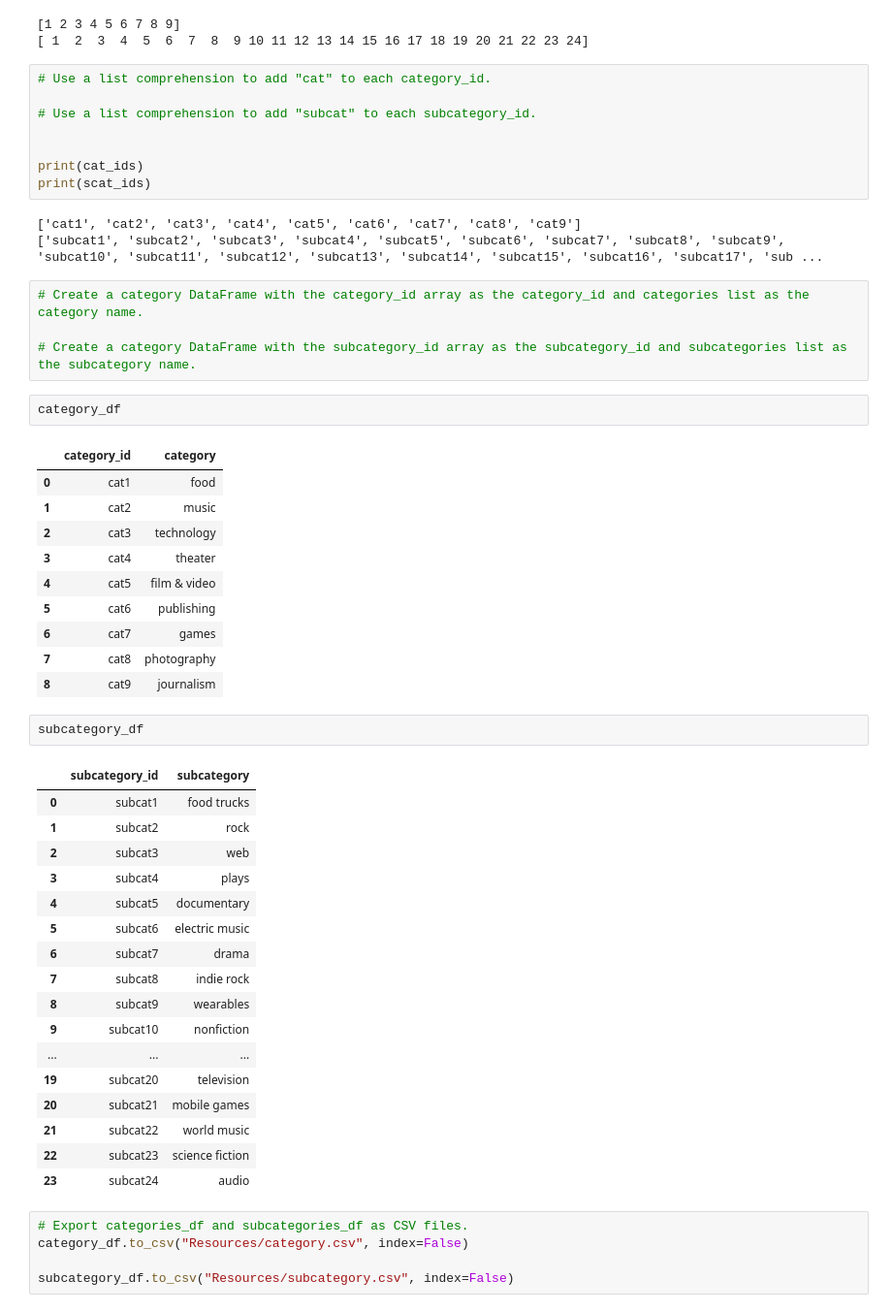
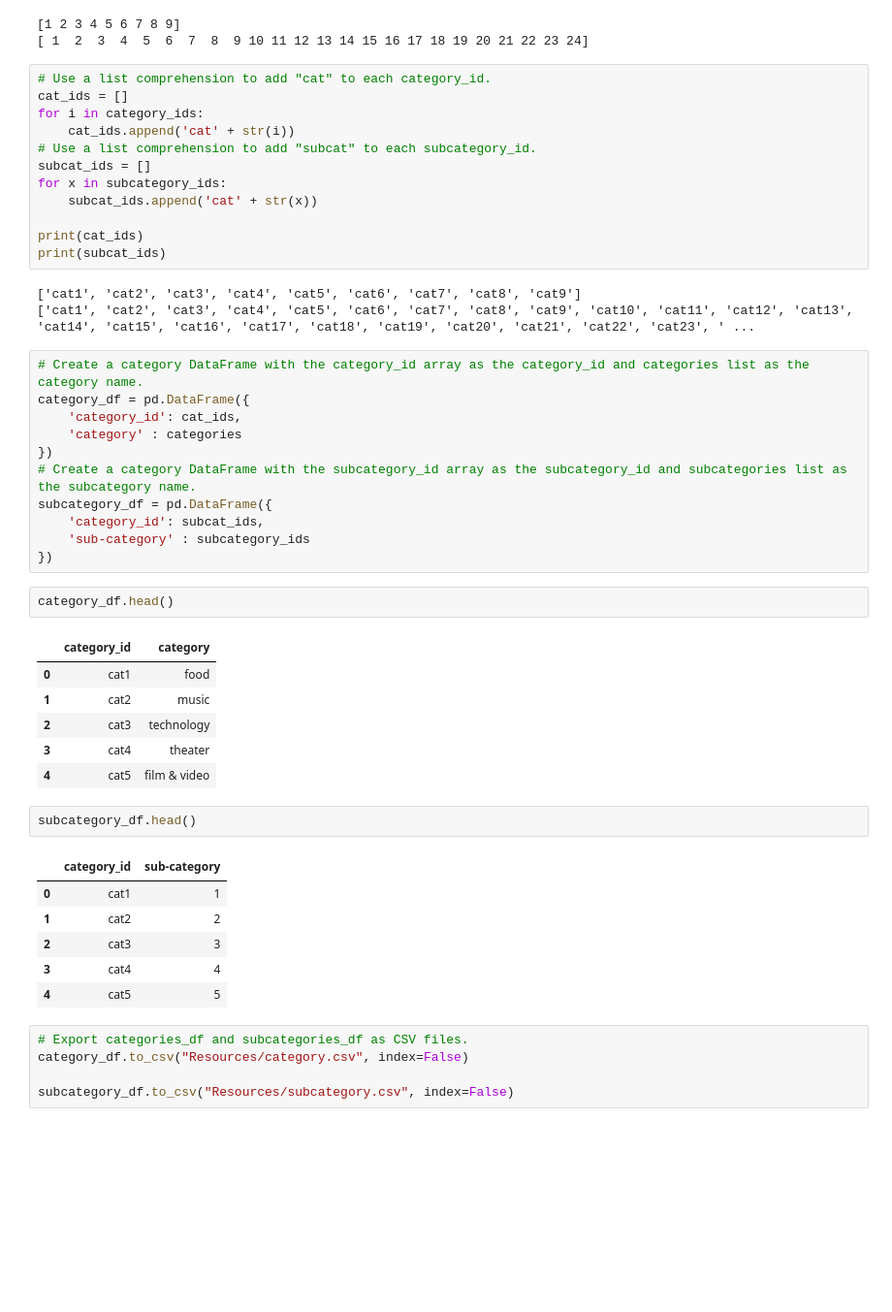
Before and after one commit to kottonxie/project2_etl, a Jupyter notebook: ETL_Mini_Project_Starter_Code.ipynb, the cells around one changed output. Shown: that part at 97% size. Cells and saved outputs as stored; diff of their text form; blank space fills up the shorter version.

Commit message:
made category and sub dfs

```diff
--- a/ETL_Mini_Project_Starter_Code.ipynb
+++ b/ETL_Mini_Project_Starter_Code.ipynb
@@ -139,21 +139,32 @@ print(subcategory_ids)
 [ 1  2  3  4  5  6  7  8  9 10 11 12 13 14 15 16 17 18 19 20 21 22 23 24]
 # %%
 # Use a list comprehension to add "cat" to each category_id.
-
+cat_ids = []
+for i in category_ids:
+    cat_ids.append('cat' + str(i))
 # Use a list comprehension to add "subcat" to each subcategory_id.
-
+subcat_ids = []
+for x in subcategory_ids:
+    subcat_ids.append('cat' + str(x))
 
 print(cat_ids)
-print(scat_ids)
+print(subcat_ids)
 # %% [output]
 ['cat1', 'cat2', 'cat3', 'cat4', 'cat5', 'cat6', 'cat7', 'cat8', 'cat9']
-['subcat1', 'subcat2', 'subcat3', 'subcat4', 'subcat5', 'subcat6', 'subcat7', 'subcat8', 'subcat9', 'subcat10', 'subcat11', 'subcat12', 'subcat13', 'subcat14', 'subcat15', 'subcat16', 'subcat17', 'sub ...
+['cat1', 'cat2', 'cat3', 'cat4', 'cat5', 'cat6', 'cat7', 'cat8', 'cat9', 'cat10', 'cat11', 'cat12', 'cat13', 'cat14', 'cat15', 'cat16', 'cat17', 'cat18', 'cat19', 'cat20', 'cat21', 'cat22', 'cat23', ' ...
 # %%
 # Create a category DataFrame with the category_id array as the category_id and categories list as the category name.
-
+category_df = pd.DataFrame({
+    'category_id': cat_ids,
+    'category' : categories
+})
 # Create a category DataFrame with the subcategory_id array as the subcategory_id and subcategories list as the subcategory name.
+subcategory_df = pd.DataFrame({
+    'category_id': subcat_ids,
+    'sub-category' : subcategory_ids
+})
 # %%
-category_df
+category_df.head()
 # %% [output]
 |  | category_id | category |
 | 0 | cat1 | food |
@@ -161,30 +172,15 @@ category_df
 | 2 | cat3 | technology |
 | 3 | cat4 | theater |
 | 4 | cat5 | film & video |
-| 5 | cat6 | publishing |
-| 6 | cat7 | games |
-| 7 | cat8 | photography |
-| 8 | cat9 | journalism |
 # %%
-subcategory_df
+subcategory_df.head()
 # %% [output]
-|  | subcategory_id | subcategory |
-| 0 | subcat1 | food trucks |
-| 1 | subcat2 | rock |
-| 2 | subcat3 | web |
-| 3 | subcat4 | plays |
-| 4 | subcat5 | documentary |
-| 5 | subcat6 | electric music |
-| 6 | subcat7 | drama |
-| 7 | subcat8 | indie rock |
-| 8 | subcat9 | wearables |
-| 9 | subcat10 | nonfiction |
-| ... | ... | ... |
-| 19 | subcat20 | television |
-| 20 | subcat21 | mobile games |
-| 21 | subcat22 | world music |
-| 22 | subcat23 | science fiction |
-| 23 | subcat24 | audio |
+|  | category_id | sub-category |
+| 0 | cat1 | 1 |
+| 1 | cat2 | 2 |
+| 2 | cat3 | 3 |
+| 3 | cat4 | 4 |
+| 4 | cat5 | 5 |
 # %%
 # Export categories_df and subcategories_df as CSV files.
 category_df.to_csv("Resources/category.csv", index=False)
```
Also changed, not shown: parts of 5 cells of this notebook, 2 other files.
